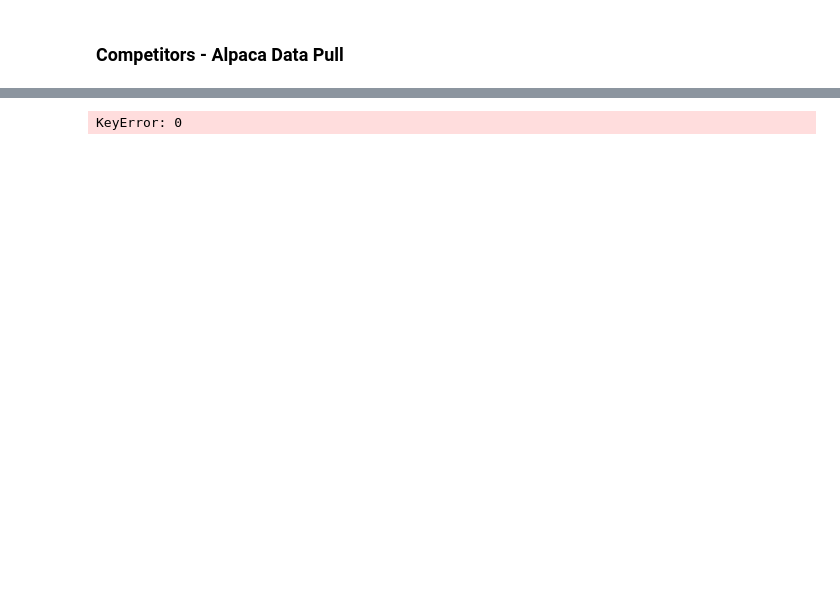
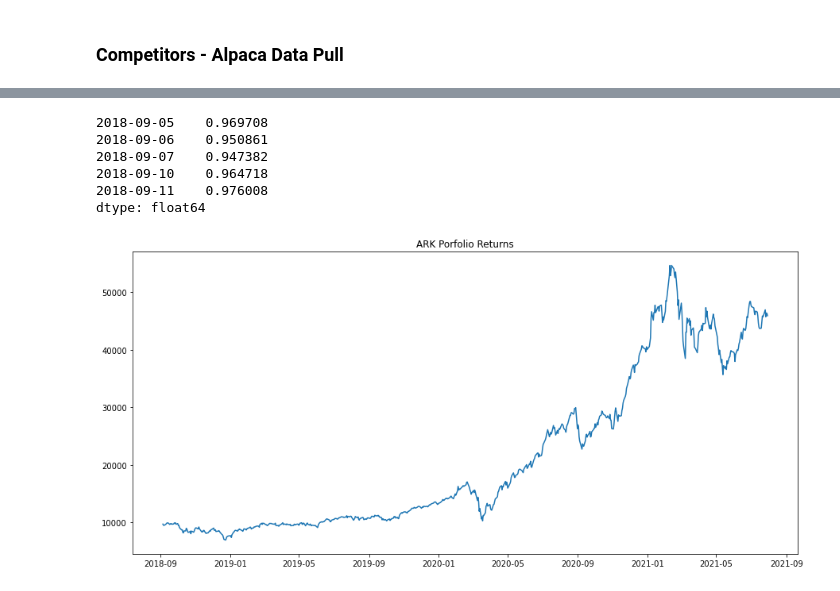
Before and after one commit to anthonybarone0211/project_1, a Jupyter notebook: Alpaca_Data_Pull.ipynb, the cells around one changed output, grey strips where cells are left out. Drawn from its saved outputs; the diff is of its cells as text; code cells hidden in the pictures; blank space fills up the shorter version.

```diff
--- a/Alpaca_Data_Pull.ipynb
+++ b/Alpaca_Data_Pull.ipynb
@@ -46,5 +42,5 @@ end_date = pd.Timestamp("2021-08-01", tz="America/New_York").isoformat()
 # %%
-ARK_ETF_df = alpaca.get_barset(
+ARK_ETF_portfolio = alpaca.get_barset(
     ARK_ETF,
     timeframe,
     start = start_date,
@@ -65 +61,33 @@ ARK_ETF_df.head()
 5 rows × 85 columns
+# %%
+# adding a daily returns column for ARK ETF
+ARK_closing_prices = pd.DataFrame()
+
+# Fetch the closing prices of ARK etf stocks
+ARK_closing_prices["TSLA"] = ARK_ETF_portfolio["TSLA"]["close"]
+ARK_closing_prices["ROKU"] = ARK_ETF_portfolio["ROKU"]["close"]
+ARK_closing_prices["TDOC"] = ARK_ETF_portfolio["TDOC"]["close"]
+ARK_closing_prices["MSTR"] = ARK_ETF_portfolio["MSTR"]["close"]
+ARK_closing_prices["SQ"] = ARK_ETF_portfolio["SQ"]["close"]
+ARK_closing_prices["SHOP"] = ARK_ETF_portfolio["SHOP"]["close"]
+ARK_closing_prices["TTWO"] = ARK_ETF_portfolio["TTWO"]["close"]
+ARK_closing_prices["TWLO"] = ARK_ETF_portfolio["TWLO"]["close"]
+ARK_closing_prices["SPOT"] = ARK_ETF_portfolio["SPOT"]["close"]
+ARK_closing_prices["NTLA"] = ARK_ETF_portfolio["NTLA"]["close"]
+ARK_closing_prices["CRSP"] = ARK_ETF_portfolio["CRSP"]["close"]
+ARK_closing_prices["EXAS"] = ARK_ETF_portfolio["EXAS"]["close"]
+ARK_closing_prices["Z"] = ARK_ETF_portfolio["Z"]["close"]
+ARK_closing_prices["TWTR"] = ARK_ETF_portfolio["TWTR"]["close"]
+ARK_closing_prices["TER"] = ARK_ETF_portfolio["TER"]["close"]
+ARK_closing_prices["DOCU"] = ARK_ETF_portfolio["DOCU"]["close"]
+ARK_closing_prices["CGEN"] = ARK_ETF_portfolio["CGEN"]["close"]
+
+
+# Drop the time component of the date
+ARK_closing_prices.index = ARK_closing_prices.index.date
+
+# Compute daily returns
+ARK_daily_returns = ARK_closing_prices.pct_change().dropna()
+
+# Display sample data
+ARK_daily_returns.head(10)
@@ -135,5 +308,0 @@ competitors_weight = {}
-# %%
-for ticker in ARK_weight:
-    competitors_weight [competitors_df [ARK_ETF.index(ticker)]] = ARK_weight[ticker]
-# %% [output]
-KeyError: 0
@@ -141,0 +309,16 @@ print(competitors_weight)
+# %%
+cumulative_returns = (1 + portfolio_returns).cumprod()
+cumulative_returns.head()
+# %% [output]
+2018-09-05    0.969708
+2018-09-06    0.950861
+2018-09-07    0.947382
+2018-09-10    0.964718
+2018-09-11    0.976008
+dtype: float64
+# %%
+Initial_Investment = 10000
+Cumulative_Profits = Initial_Investment * cumulative_returns
+Cumulative_Profits_plot = Cumulative_Profits.plot(title="ARK Porfolio Returns", figsize=(15,7))
+# %% [output]
+[figure, added]
```
Also changed, not shown: parts of 47 cells of this notebook.
